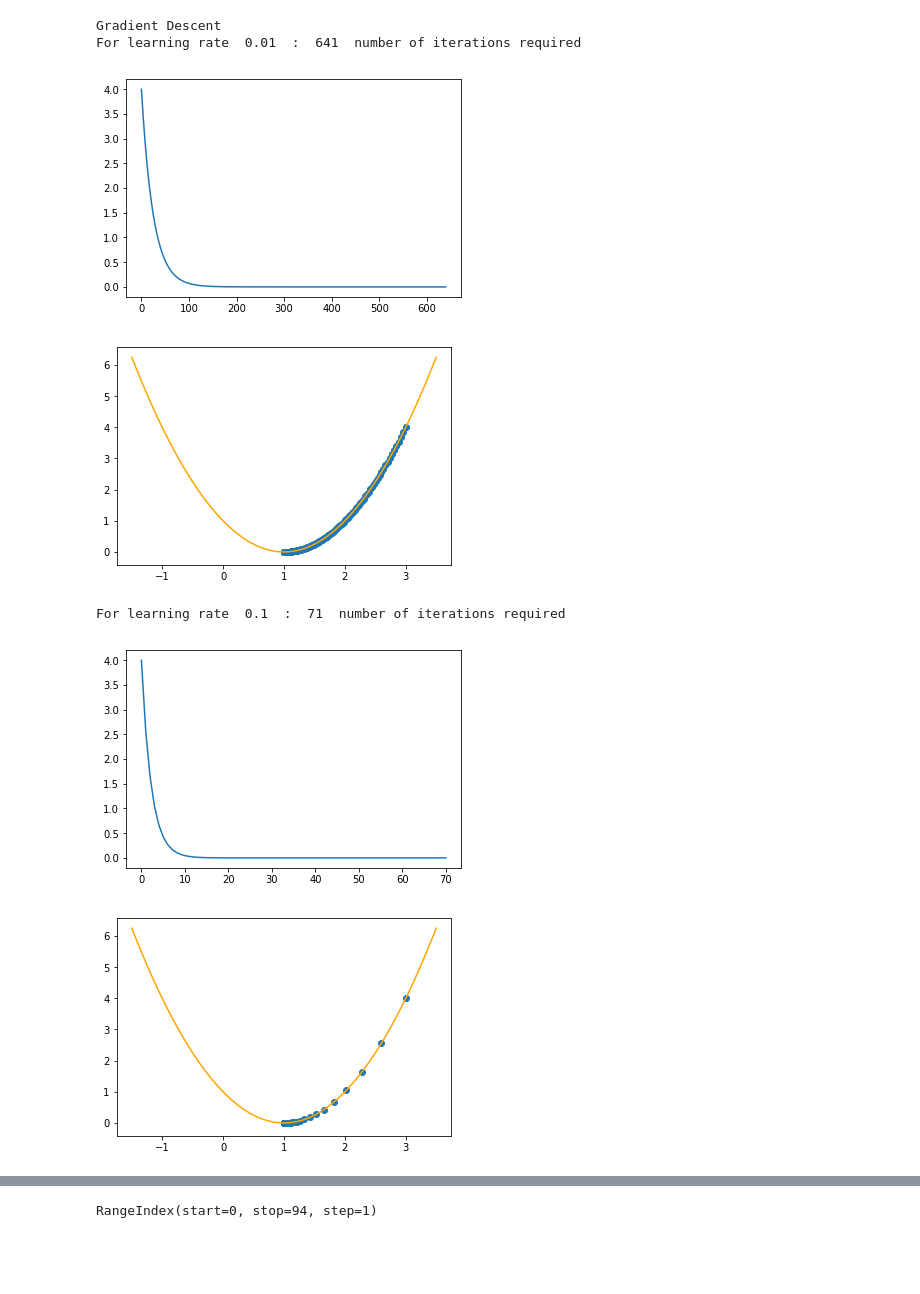
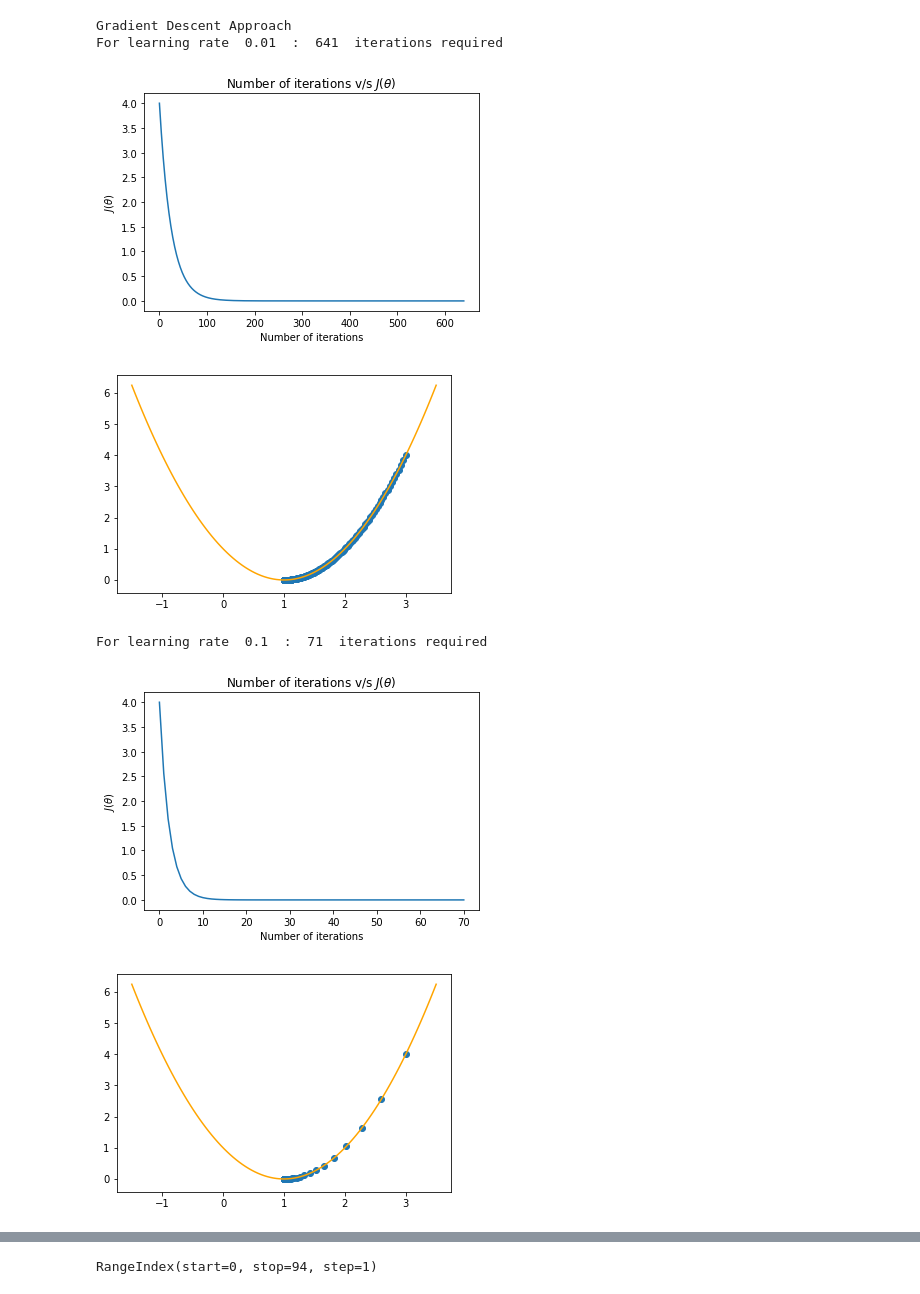
Before and after one commit to nishi1612/Machine-Learning, a Jupyter notebook: IE406_Lab2.ipynb, the cells around one changed output, grey strips where cells are left out. Cells and saved outputs as stored; diff of their text form; code cells hidden in the pictures; blank space fills up the shorter version.

```diff
--- a/IE406_Lab2.ipynb
+++ b/IE406_Lab2.ipynb
@@ -16,7 +22,7 @@ def gradient_descent(init_theta,learning_rate):
   f = False
   it = 10000
   while(True):
-    der = derivative(theta_new)
+    der = func_derivative(theta_new)
     for i in range(theta_new.shape[0]):
       temp = theta_new[i]
       theta_new[i] = theta_new[i] - learning_rate*der[i]
@@ -29,9 +35,9 @@ def gradient_descent(init_theta,learning_rate):
       break
     if(f):
       break
-  print("For learning rate ",learning_rate," : ",iters," number of iterations required")
+  print("For learning rate ",learning_rate," : ",iters," iterations required")
   plt.plot(y_list)
-  plt.show()
+  graph()
   return theta_history[:iters]
 # %%
 def steepest_gradient_descent(init_theta,init_learning_rate):
@@ -44,16 +50,14 @@ def steepest_gradient_descent(init_theta,init_learning_rate):
   learning_rate = init_learning_rate
   f = False
   it = 10000
-  alphas = []
   while(True):
-    der = derivative(theta_new)
-    alphas.append(learning_rate)
+    der = func_derivative(theta_new)
     for i in range(theta_new.shape[0]):
       temp = theta_new[i]
       theta_new[i] = theta_new[i] - learning_rate*der[i]
       if(abs(temp-theta_new[i])<0.0000000001):
           f=True
-    learning_rate = learning_rate - get_derivative(theta_history[iters-1],theta_new,der)
+    learning_rate = learning_rate - alpha_derivative(theta_history[iters-1],theta_new,der)
     theta_history[iters] = theta_new
     y_list.append(func(theta_new))
     iters+=1
@@ -63,16 +67,21 @@ def steepest_gradient_descent(init_theta,init_learning_rate):
       break
     if(f):
       break
-  print("For learning rate ",init_learning_rate," : ",iters," number of iterations required")
+  print("For learning rate ",init_learning_rate," : ",iters," iterations required")
   plt.plot(y_list)
-  plt.show()
+  graph()
   return theta_history[:iters]
 # %%
 def func(x):
   return x**2
 
-def derivative(x):
+def func_derivative(x):
   return 2*x
+
+def alpha_derivative(theta_old,theta_new,der,x=x,y=y):
+  numerator = -1*theta_new
+  denominator = 2*theta_old
+  return numerator/denominator
 
 x = np.linspace(-2.5,2.5,100)
 y = 2
@@ -95,11 +104,6 @@ plt.plot(x,func(x),color = 'orange')
 plt.scatter(theta_history,func(theta_history))
 plt.show()
 
-def get_derivative(theta_old,theta_new,der,x=x,y=y):
-  numerator = -1*theta_new
-  denominator = 2*theta_old
-  return numerator/denominator
-
 print("Steepest Gradient Descent")
 
 theta_init = np.zeros((1))
@@ -136,12 +140,17 @@ For learning rate  0.1  :  3  number of iterations required
 def func(x):
   return (x-1)**2
 
-def derivative(x):
+def func_derivative(x):
   return 2*(x-1)
+
+def alpha_derivative(theta_old,theta_new,der,x=x,y=y):
+  numerator = -2 * der * (theta_new - 1)
+  denominator = 2 * der**2
+  return numerator/denominator
 
 x = np.linspace(-1.5,3.5,100)
 
-print("Gradient Descent")
+print("Gradient Descent Approach")
 
 theta_init = np.zeros((1))
 theta_init[0] = 3
@@ -149,43 +158,38 @@ theta_init[0] = 3
 theta_history = gradient_descent(theta_init,0.01)
 plt.plot(x,func(x),color = 'orange')
 plt.scatter(theta_history,func(theta_history))
 plt.show()
 
 theta_init = np.zeros((1))
 theta_init[0] = 3
 
 theta_history = gradient_descent(theta_init,0.1)
 plt.plot(x,func(x),color = 'orange')
 plt.scatter(theta_history,func(theta_history))
 plt.show()
 
-def get_derivative(theta_old,theta_new,der,x=x,y=y):
-  numerator = -2 * der * (theta_new - 1)
-  denominator = 2 * der**2
-  return numerator/denominator
-
-print("Steepest Gradient Descent")
+print("Steepest Gradient Descent Approach")
 
 theta_init = np.zeros((1))
 theta_init[0] = 3
 
 theta_history = steepest_gradient_descent(theta_init,0.01)
 plt.plot(x,func(x),color = 'orange')
 plt.scatter(theta_history,func(theta_history))
 plt.show()
 
 theta_init = np.zeros((1))
 theta_init[0] = 3
 
 theta_history = steepest_gradient_descent(theta_init,0.1)
 plt.plot(x,func(x),color = 'orange')
 plt.scatter(theta_history,func(theta_history))
 plt.show()
 # %% [output]
-Gradient Descent
-For learning rate  0.01  :  641  number of iterations required
+Gradient Descent Approach
+For learning rate  0.01  :  641  iterations required
-[figure, old version]
+[figure, new version]
 [figure]
-For learning rate  0.1  :  71  number of iterations required
+For learning rate  0.1  :  71  iterations required
-[figure, old version]
+[figure, new version]
 [figure]
```
Also changed, not shown: parts of 9 cells of this notebook.
